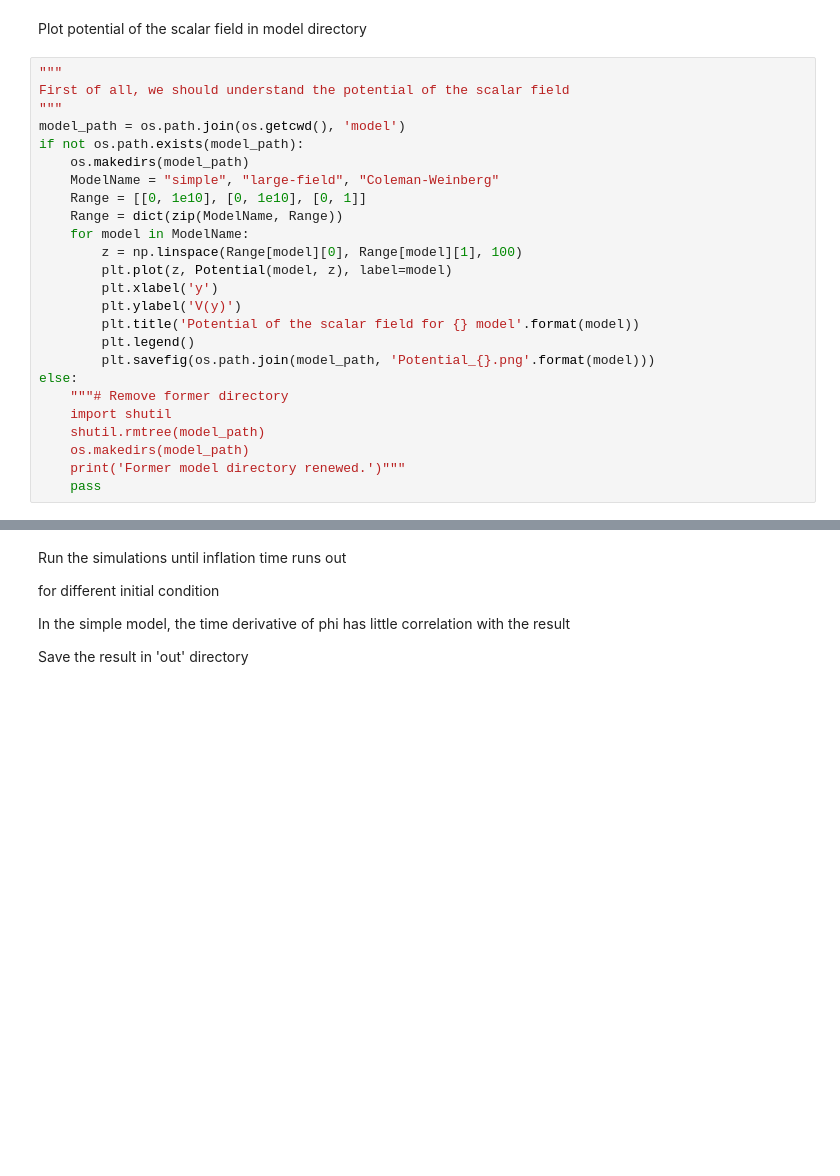
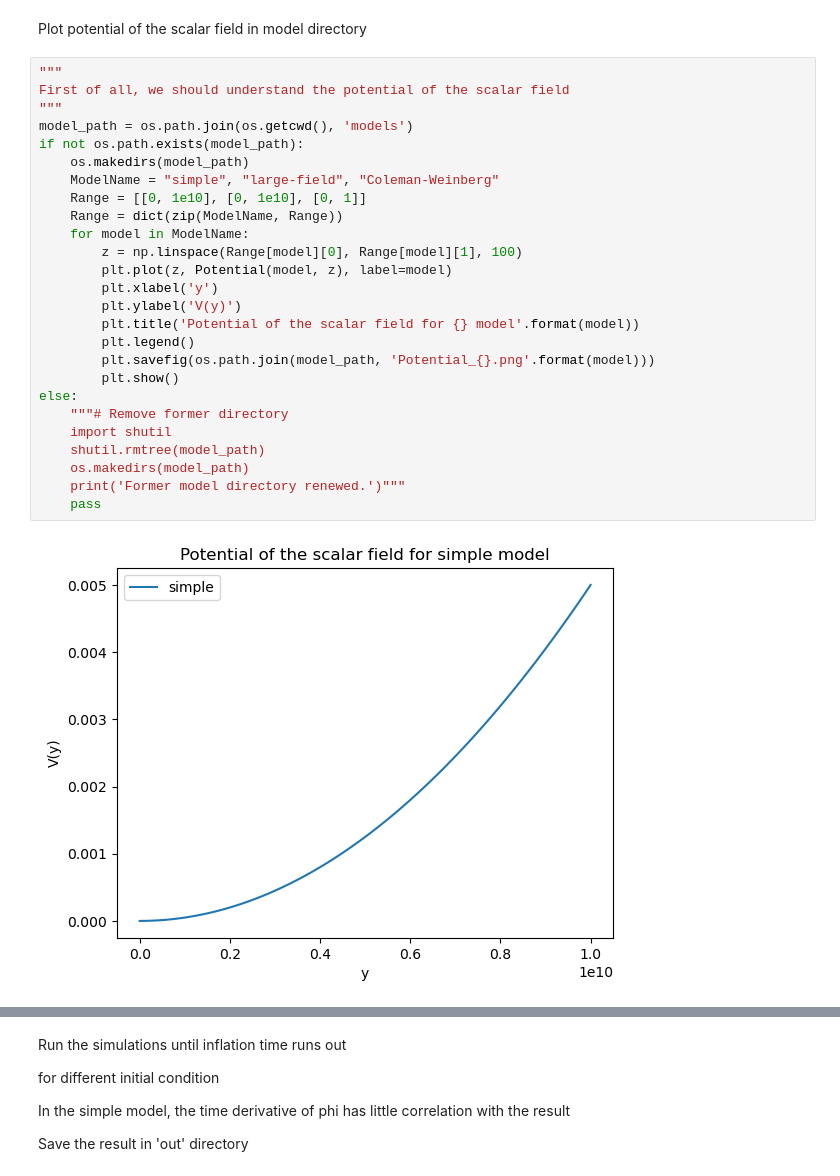
Before and after one commit to Cereal137/CosmicInflation, a Jupyter notebook: ode.ipynb, the cells around one changed output, grey strips where cells are left out. Saved outputs shown, nothing was run; the diff lists cells and outputs as text; blank space fills up the shorter version.

```diff
--- a/ode.ipynb
+++ b/ode.ipynb
@@ -82,25 +86,28 @@ Plot potential of the scalar field in model directory
 # %%
 """
 First of all, we should understand the potential of the scalar field
 """
-model_path = os.path.join(os.getcwd(), 'model')
+model_path = os.path.join(os.getcwd(), 'models')
 if not os.path.exists(model_path):
     os.makedirs(model_path)
     ModelName = "simple", "large-field", "Coleman-Weinberg"
     Range = [[0, 1e10], [0, 1e10], [0, 1]]
     Range = dict(zip(ModelName, Range))
     for model in ModelName:
         z = np.linspace(Range[model][0], Range[model][1], 100)
         plt.plot(z, Potential(model, z), label=model)
         plt.xlabel('y')
         plt.ylabel('V(y)')
         plt.title('Potential of the scalar field for {} model'.format(model))
         plt.legend()
         plt.savefig(os.path.join(model_path, 'Potential_{}.png'.format(model)))
+        plt.show()
 else:
     """# Remove former directory
     import shutil
     shutil.rmtree(model_path)
     os.makedirs(model_path)
     print('Former model directory renewed.')"""
     pass
+# %% [output]
+[figure, added]
```
Also changed, not shown: parts of 3 cells of this notebook, 20 other files.
